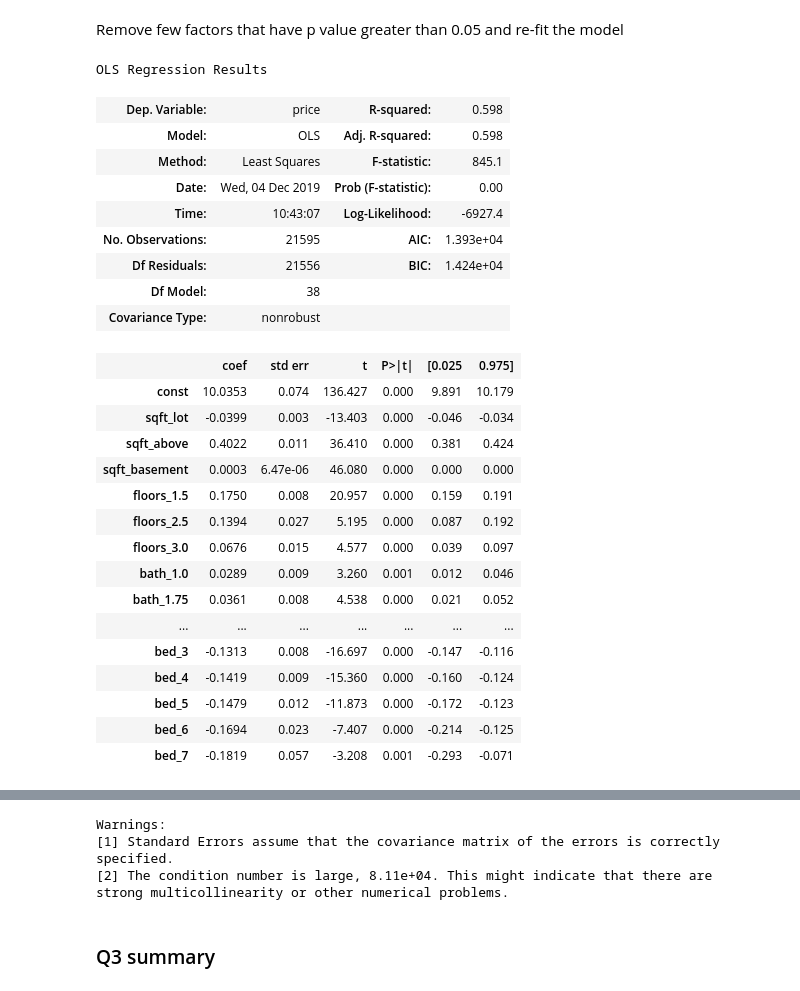
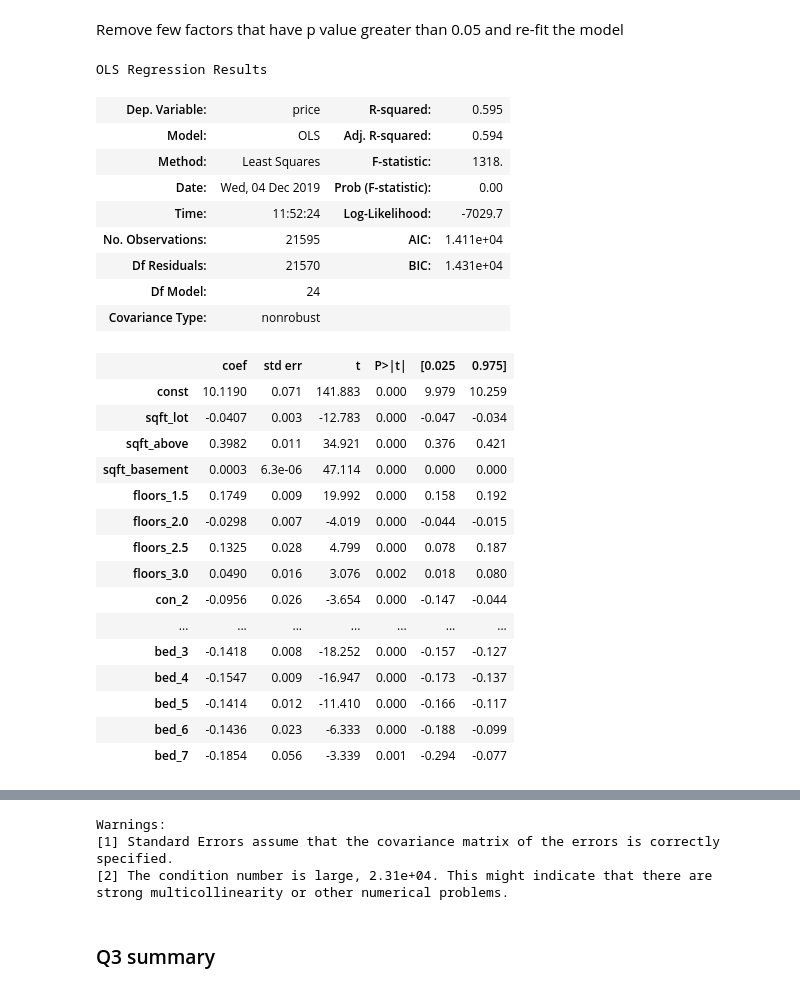
Before and after one commit to shuyu-wu/Module_1_KC_housing_analysis, a Jupyter notebook: Mod_1_King_County_Analysis.ipynb, the cells around one changed output, grey strips where cells are left out. Cells and saved outputs as stored; diff of their text form; code cells hidden in the pictures.

Commit message:
add a summary model based on our chosen features

```diff
--- a/Mod_1_King_County_Analysis.ipynb
+++ b/Mod_1_King_County_Analysis.ipynb
@@ -482,7 +482,7 @@ sns.pairplot(housing_df[x_cols])
 # %% [markdown]
 From the chart above we can see sqft_basement has many zero values, therefore we wont have log transformation on sqft_basement.
 # %%
-non_normal = ['sqft_lot', 'sqft_above', 'price']
+non_normal = ['sqft_lot', 'sqft_above', 'bathrooms', 'price']
 for variable in non_normal:
     housing_df[variable] = housing_df[variable].map(lambda x: np.log(x))
 # %%
@@ -565,16 +552,14 @@ From the figures above, it shows grade has a strong impact with housing price.
 We will use one hot encoding to create dummy varaibles for our internal categorical variables
 # %%
 floor_dummies = pd.get_dummies(housing_df['floors'], prefix='floors', drop_first=True)
-bathrooms_dummies = pd.get_dummies(housing_df['bathrooms'], prefix='bath', drop_first=True)
 condition_dummies = pd.get_dummies(housing_df['condition'], prefix='con', drop_first=True)
 grade_dummies = pd.get_dummies(housing_df['grade'], prefix='grade', drop_first=True)
 bedrooms_dummies = pd.get_dummies(housing_df['bedrooms'], prefix='bed', drop_first=True)
 
-housing_df = housing_df.drop(['floors','bathrooms','condition','bedrooms','grade'], axis=1)
+housing_df = housing_df.drop(['floors', 'condition','bedrooms','grade'], axis=1)
 
 housing_df = pd.concat([housing_df,
                         floor_dummies,
-                        bathrooms_dummies,
                         condition_dummies,
                         grade_dummies,
                         bedrooms_dummies
@@ -803,17 +840,11 @@ Warnings:
 # %% [markdown]
 It seems like sqft_living factor has the strongest impact over housing price, so we will try some different conbinations with sqft_living and other factors
 # %%
-X = housing_df[['sqft_lot', 'sqft_above', 'sqft_basement', 'floors_1.5',
-                'floors_2.0', 'floors_2.5', 'floors_3.0', 'floors_3.5', 'bath_0.75',
-                'bath_1.0', 'bath_1.25', 'bath_1.5', 'bath_1.75', 'bath_2.0',
-                'bath_2.25', 'bath_2.5', 'bath_2.75', 'bath_3.0', 'bath_3.25',
-                'bath_3.5', 'bath_3.75', 'bath_4.0', 'bath_4.25', 'bath_4.5',
-                'bath_4.75', 'bath_5.0', 'bath_5.25', 'bath_5.5', 'bath_5.75',
-                'bath_6.0', 'bath_6.25', 'bath_6.5', 'bath_6.75', 'bath_7.5',
-                'bath_7.75', 'bath_8.0', 'con_2', 'con_3', 'con_4', 'con_5', 'grade_4',
-                'grade_5', 'grade_6', 'grade_7', 'grade_8', 'grade_9', 'grade_10',
-                'grade_11', 'grade_12', 'grade_13', 'bed_2', 'bed_3', 'bed_4', 'bed_5',
-                'bed_6', 'bed_7', 'bed_8', 'bed_9', 'bed_10', 'bed_11']]
+X = housing_df[['bathrooms', 'sqft_lot', 'sqft_above', 'sqft_basement', 'floors_1.5',
+                'floors_2.0', 'floors_2.5', 'floors_3.0', 'floors_3.5', 'con_2', 'con_3',
+                'con_4', 'con_5', 'grade_4', 'grade_5', 'grade_6', 'grade_7', 'grade_8',
+                'grade_9', 'grade_10', 'grade_11', 'grade_12', 'grade_13', 'bed_2', 'bed_3',
+                'bed_4', 'bed_5', 'bed_6', 'bed_7', 'bed_8', 'bed_9', 'bed_10', 'bed_11']]
 y = housing_df['price']
 
 X = sm.add_constant(X)
@@ -861,42 +892,40 @@ strong multicollinearity or other numerical problems.
 Remove few factors that have p value greater than 0.05 and re-fit the model
 # %%
 X = housing_df[['sqft_lot', 'sqft_above', 'sqft_basement', 'floors_1.5',
-                'floors_2.5', 'floors_3.0', 'bath_1.0', 'bath_1.75', 'bath_2.0',
-                'bath_2.5', 'bath_3.0', 'bath_3.25',
-                'bath_3.5', 'bath_3.75', 'bath_4.0', 'bath_4.25', 'bath_4.5',
-                'bath_4.75', 'bath_5.25', 'bath_5.5', 'bath_6.75', 'bath_7.75',
-                'bath_8.0', 'con_2', 'con_4', 'con_5', 'grade_7', 'grade_8', 'grade_9', 'grade_10',
-                'grade_11', 'grade_12', 'grade_13', 'bed_3', 'bed_4', 'bed_5', 'bed_6', 'bed_7']]
+                'floors_2.0', 'floors_2.5', 'floors_3.0', 'con_2',
+                'con_4', 'con_5', 'grade_4', 'grade_5', 'grade_7', 'grade_8',
+                'grade_9', 'grade_10', 'grade_11', 'grade_12', 'grade_13', 'bed_3',
+                'bed_4', 'bed_5', 'bed_6', 'bed_7']]
 y = housing_df['price']
 
 X = sm.add_constant(X)
 
 model = sm.OLS(y,X).fit()
 model.summary()
 # %% [output]
 OLS Regression Results
-| Dep. Variable: | price | R-squared: | 0.598 |
-| Model: | OLS | Adj. R-squared: | 0.598 |
-| Method: | Least Squares | F-statistic: | 845.1 |
+| Dep. Variable: | price | R-squared: | 0.595 |
+| Model: | OLS | Adj. R-squared: | 0.594 |
+| Method: | Least Squares | F-statistic: | 1318. |
 | Date: | Wed, 04 Dec 2019 | Prob (F-statistic): | 0.00 |
-| Time: | 10:43:07 | Log-Likelihood: | -6927.4 |
-| No. Observations: | 21595 | AIC: | 1.393e+04 |
-| Df Residuals: | 21556 | BIC: | 1.424e+04 |
-| Df Model: | 38 |  |  |
+| Time: | 11:52:24 | Log-Likelihood: | -7029.7 |
+| No. Observations: | 21595 | AIC: | 1.411e+04 |
+| Df Residuals: | 21570 | BIC: | 1.431e+04 |
+| Df Model: | 24 |  |  |
 | Covariance Type: | nonrobust |  |  |
 |  | coef | std err | t | P>|t| | [0.025 | 0.975] |
-| const | 10.0353 | 0.074 | 136.427 | 0.000 | 9.891 | 10.179 |
-| sqft_lot | -0.0399 | 0.003 | -13.403 | 0.000 | -0.046 | -0.034 |
-| sqft_above | 0.4022 | 0.011 | 36.410 | 0.000 | 0.381 | 0.424 |
-| sqft_basement | 0.0003 | 6.47e-06 | 46.080 | 0.000 | 0.000 | 0.000 |
-| floors_1.5 | 0.1750 | 0.008 | 20.957 | 0.000 | 0.159 | 0.191 |
-| floors_2.5 | 0.1394 | 0.027 | 5.195 | 0.000 | 0.087 | 0.192 |
-| floors_3.0 | 0.0676 | 0.015 | 4.577 | 0.000 | 0.039 | 0.097 |
-| bath_1.0 | 0.0289 | 0.009 | 3.260 | 0.001 | 0.012 | 0.046 |
-| bath_1.75 | 0.0361 | 0.008 | 4.538 | 0.000 | 0.021 | 0.052 |
+| const | 10.1190 | 0.071 | 141.883 | 0.000 | 9.979 | 10.259 |
+| sqft_lot | -0.0407 | 0.003 | -12.783 | 0.000 | -0.047 | -0.034 |
+| sqft_above | 0.3982 | 0.011 | 34.921 | 0.000 | 0.376 | 0.421 |
+| sqft_basement | 0.0003 | 6.3e-06 | 47.114 | 0.000 | 0.000 | 0.000 |
+| floors_1.5 | 0.1749 | 0.009 | 19.992 | 0.000 | 0.158 | 0.192 |
+| floors_2.0 | -0.0298 | 0.007 | -4.019 | 0.000 | -0.044 | -0.015 |
+| floors_2.5 | 0.1325 | 0.028 | 4.799 | 0.000 | 0.078 | 0.187 |
+| floors_3.0 | 0.0490 | 0.016 | 3.076 | 0.002 | 0.018 | 0.080 |
+| con_2 | -0.0956 | 0.026 | -3.654 | 0.000 | -0.147 | -0.044 |
 | ... | ... | ... | ... | ... | ... | ... |
-| bed_3 | -0.1313 | 0.008 | -16.697 | 0.000 | -0.147 | -0.116 |
-| bed_4 | -0.1419 | 0.009 | -15.360 | 0.000 | -0.160 | -0.124 |
-| bed_5 | -0.1479 | 0.012 | -11.873 | 0.000 | -0.172 | -0.123 |
-| bed_6 | -0.1694 | 0.023 | -7.407 | 0.000 | -0.214 | -0.125 |
-| bed_7 | -0.1819 | 0.057 | -3.208 | 0.001 | -0.293 | -0.071 |
+| bed_3 | -0.1418 | 0.008 | -18.252 | 0.000 | -0.157 | -0.127 |
+| bed_4 | -0.1547 | 0.009 | -16.947 | 0.000 | -0.173 | -0.137 |
+| bed_5 | -0.1414 | 0.012 | -11.410 | 0.000 | -0.166 | -0.117 |
+| bed_6 | -0.1436 | 0.023 | -6.333 | 0.000 | -0.188 | -0.099 |
+| bed_7 | -0.1854 | 0.056 | -3.339 | 0.001 | -0.294 | -0.077 |
@@ -907,6 +936,6 @@ OLS Regression Results
 Warnings:
 [1] Standard Errors assume that the covariance matrix of the errors is correctly specified.
-[2] The condition number is large, 8.11e+04. This might indicate that there are
+[2] The condition number is large, 2.31e+04. This might indicate that there are
 strong multicollinearity or other numerical problems.
 # %% [markdown]
 ### Q3 summary
```
Also changed, not shown: parts of 21 cells of this notebook.
